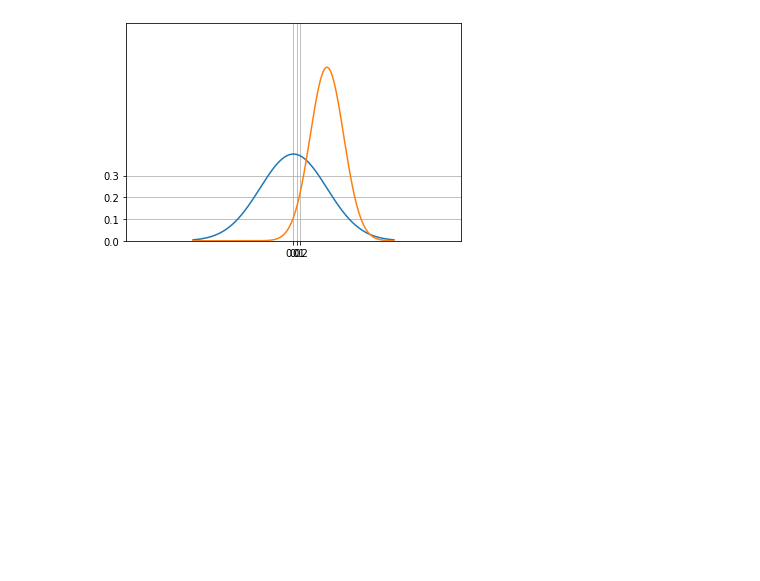
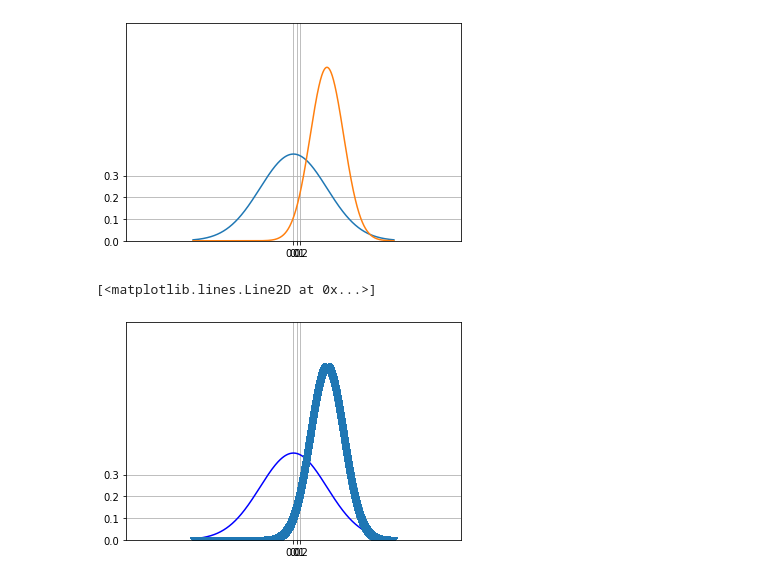
Before and after one commit to kamath7/MLProjectsRepo, a Jupyter notebook: QuiteTheBasics/matplotlib.ipynb, the cells around one changed output. Saved outputs shown, nothing was run; the diff lists cells and outputs as text; code cells hidden in the pictures; blank space fills up the shorter version.

Commit message:
styled graphs

```diff
--- a/QuiteTheBasics/matplotlib.ipynb
+++ b/QuiteTheBasics/matplotlib.ipynb
@@ -47,3 +47,15 @@ plt.plot(x, norm.pdf(x,1.0,0.5))
 # %% [output]
 [<matplotlib.lines.Line2D at 0x...>]
 [figure]
+# %%
+axes = plt.axes()
+axes.set_xlim([-5,5])
+axes.set_ylim([0,1.0])
+axes.set_xticks([0.2,0.1,0])
+axes.set_yticks([0,0.1,0.2,0.3])
+axes.grid()
+plt.plot(x, norm.pdf(x), 'b-')
+plt.plot(x, norm.pdf(x,1.0,0.5), 'x:')
+# %% [output]
+[<matplotlib.lines.Line2D at 0x...>]
+[figure, added]
```
